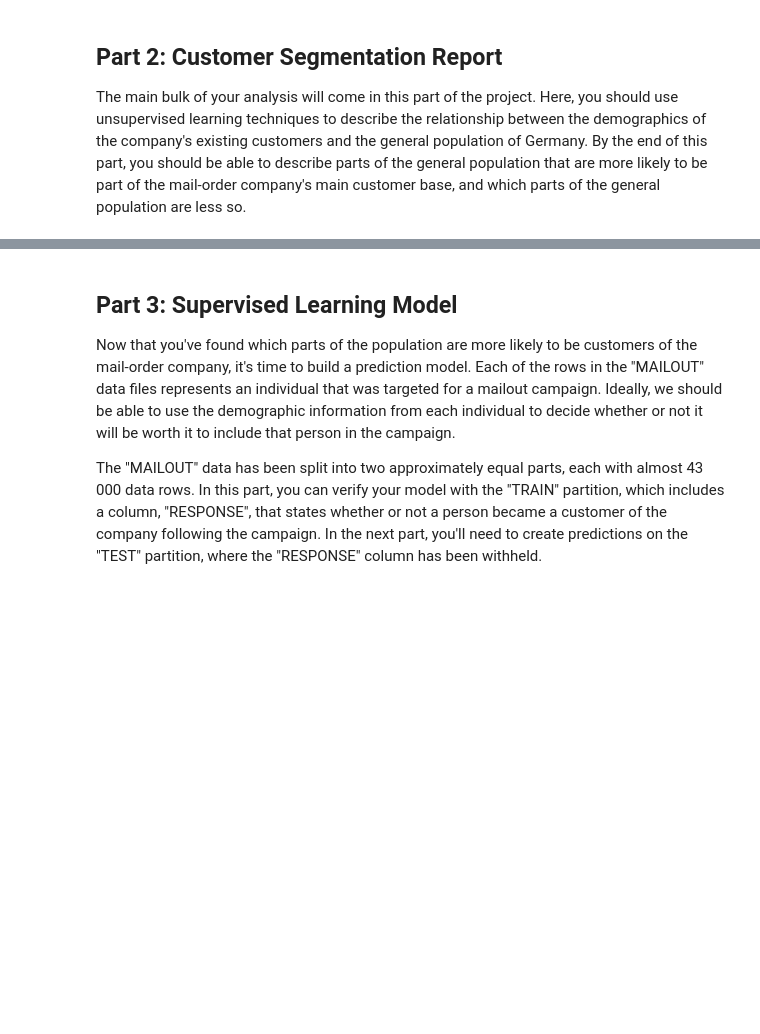
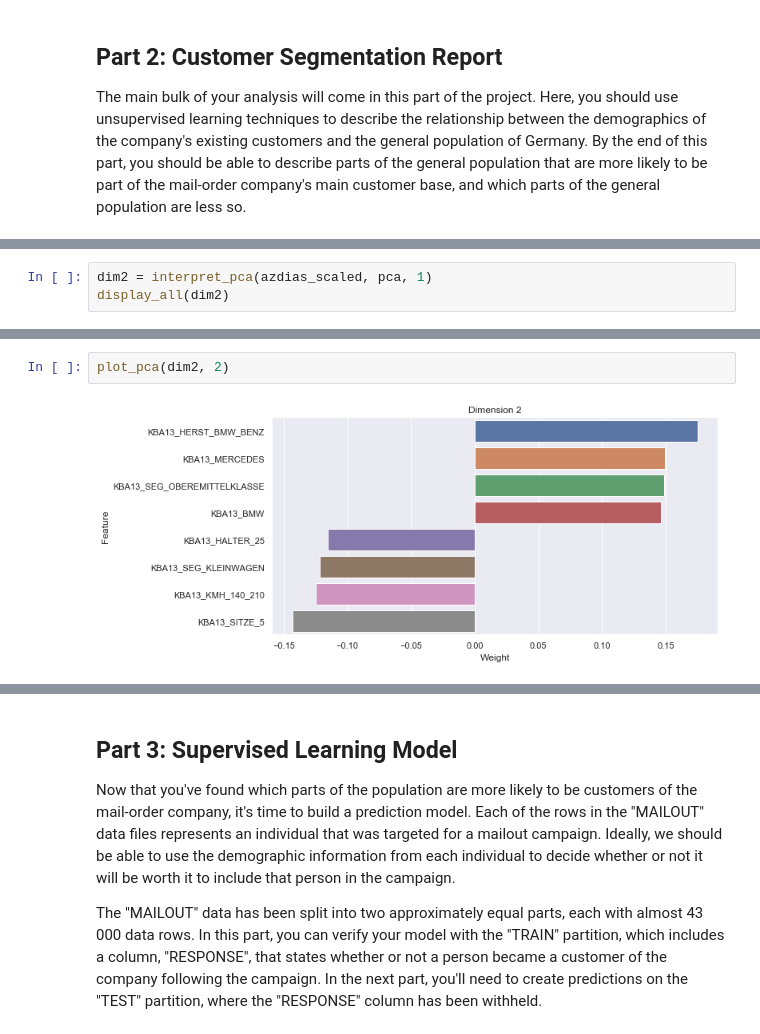
Before and after one commit to michanN/capstone-arvato, a Jupyter notebook: Arvato Project Workbook.ipynb, the cells around one changed output, grey strips where cells are left out. Cells and saved outputs as stored; diff of their text form; blank space fills up the shorter version.

```diff
--- a/Arvato Project Workbook.ipynb
+++ b/Arvato Project Workbook.ipynb
@@ -423,0 +479,3 @@ The main bulk of your analysis will come in this part of the project. Here, you
+# %%
+dim2 = interpret_pca(azdias_scaled, pca, 1)
+display_all(dim2)
@@ -423,0 +485,4 @@ The main bulk of your analysis will come in this part of the project. Here, you
+# %%
+plot_pca(dim2, 2)
+# %% [output]
+[figure, added]
```
Also changed, not shown: parts of 51 cells of this notebook, 1 other file.
